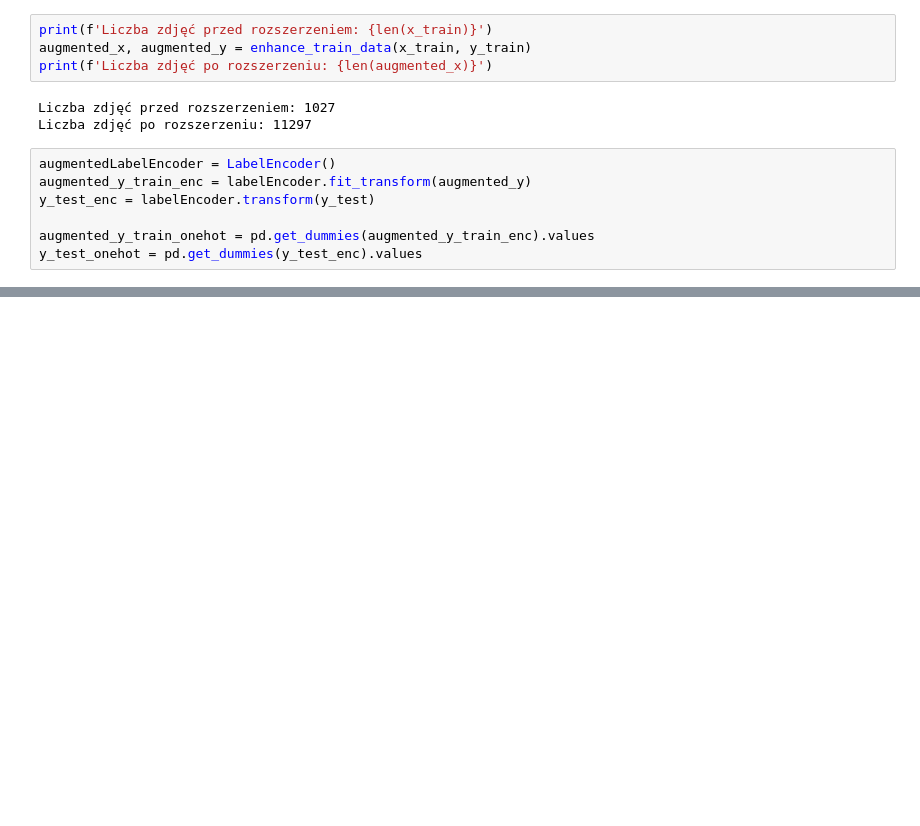
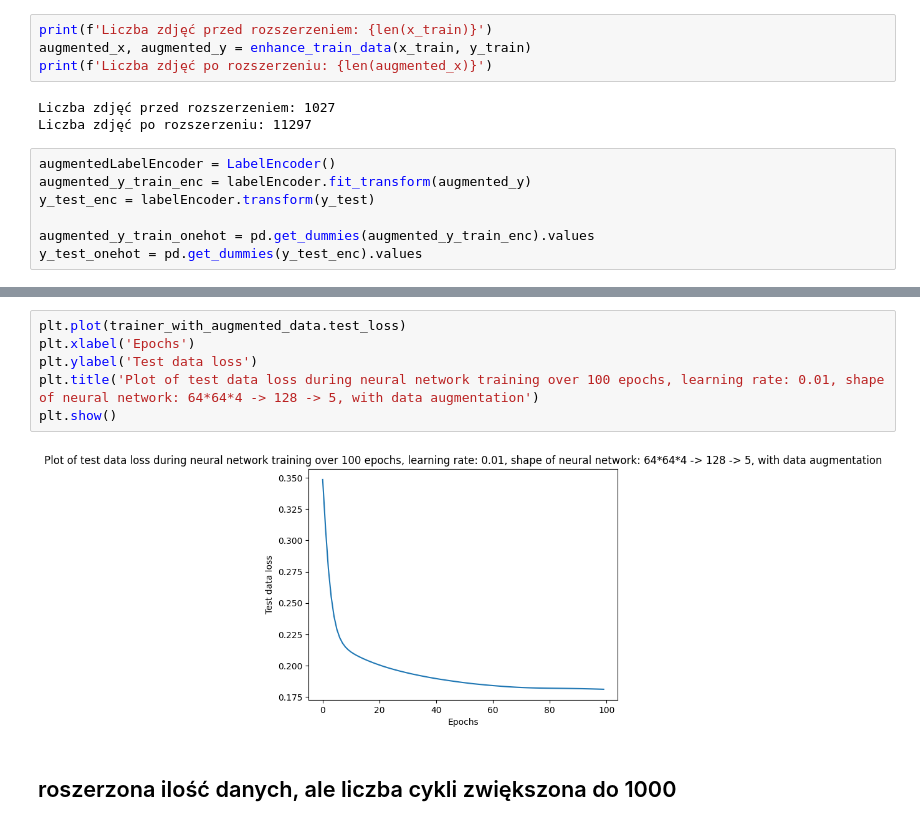
Before and after one commit to pemix09/deep-learning-labs, a Jupyter notebook: lab2/my_neural_network.ipynb, the cells around one changed output, grey strips where cells are left out. Drawn from its saved outputs; the diff is of its cells as text; blank space fills up the shorter version.

```diff
--- a/lab2/my_neural_network.ipynb
+++ b/lab2/my_neural_network.ipynb
@@ -465,0 +500,10 @@ weights1: [[-2.22658743 -1.09990585 -1.76567076 ...  0.19680946 -1.09891141
+# %%
+plt.plot(trainer_with_augmented_data.test_loss)
+plt.xlabel('Epochs')
+plt.ylabel('Test data loss')
+plt.title('Plot of test data loss during neural network training over 100 epochs, learning rate: 0.01, shape of neural network: 64*64*4 -> 128 -> 5, with data augmentation')
+plt.show()
+# %% [output]
+[figure, added]
+# %% [markdown]
+## roszerzona ilość danych, ale liczba cykli zwiększona do 1000
```
Also changed, not shown: parts of 42 cells of this notebook.
